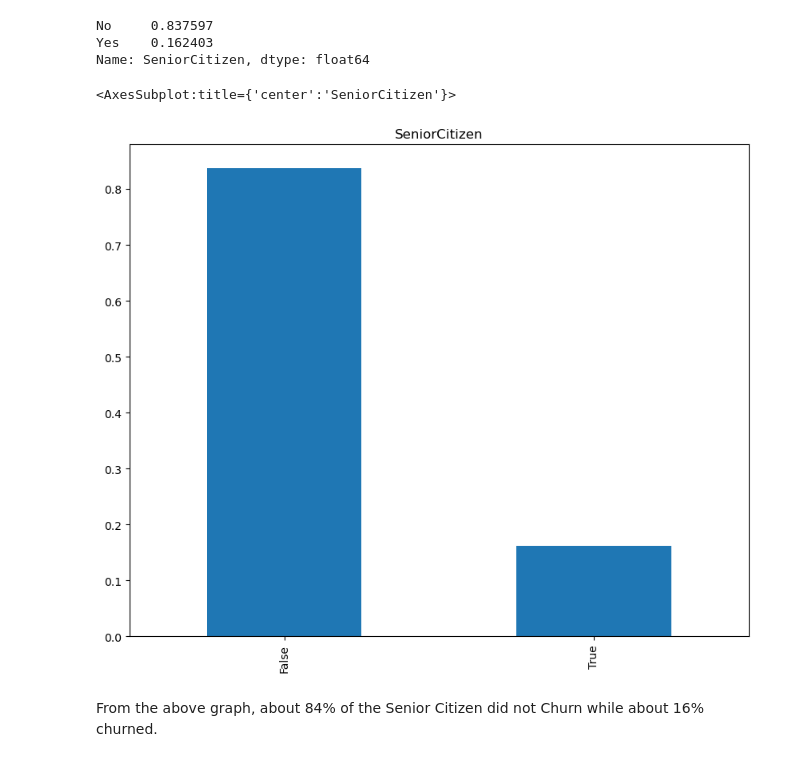
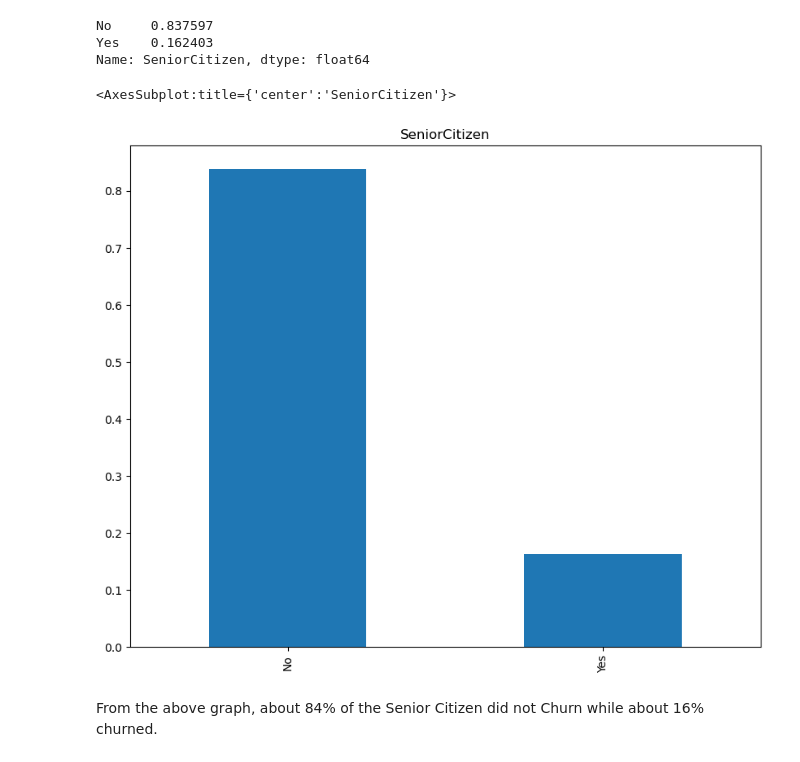
Before and after one commit to Christian-Iyke/Customer_Churn_Classification_Project, a Jupyter notebook: CUSTOMER_CHURN_PROJECT.ipynb, the cells around one changed output. Drawn from its saved outputs; the diff is of its cells as text; code cells hidden in the pictures.

```diff
--- a/CUSTOMER_CHURN_PROJECT.ipynb
+++ b/CUSTOMER_CHURN_PROJECT.ipynb
@@ -140,5 +140,5 @@ data3
 # %%
 # concatenating data1, data2 to get the train data
 
-train = pd.concat([data1, data2], ignore_index=True)
+train_df = pd.concat([data1, data2], ignore_index=True)
 # %%
@@ -377,0 +354,10 @@ sns.heatmap(train.corr())
+# %%
+# IN OUR TRAIN DATASET, LET CONVERT ALL THE TRUE TO YES AND FALSE TO NO.
+
+train_df = train_df.replace({True:'Yes',False:'No','No Internet Service':'No','Yes':'Yes','No':'No','None':'No'}, inplace = False)
+
+# Converting 'TotalCharges' Column to Numeric
+
+train_df['TotalCharges'] = pd.to_numeric(train_df['TotalCharges'], errors = 'coerce')
+
+train_df
@@ -489,10 +515,10 @@ No     0.837597
 Yes    0.162403
 Name: SeniorCitizen, dtype: float64
 # %%
-train['SeniorCitizen'].value_counts(normalize = True).plot.bar(figsize =(10,8), title = 'SeniorCitizen')
+train_df['SeniorCitizen'].value_counts(normalize = True).plot.bar(figsize =(10,8), title = 'SeniorCitizen')
 # %% [output]
 <AxesSubplot:title={'center':'SeniorCitizen'}>
-[figure, old version]
+[figure, new version]
 # %% [markdown]
 From the above graph, about 84% of the Senior Citizen did not Churn while about 16% churned.
 # %%
```
Also changed, not shown: parts of 80 cells of this notebook.
